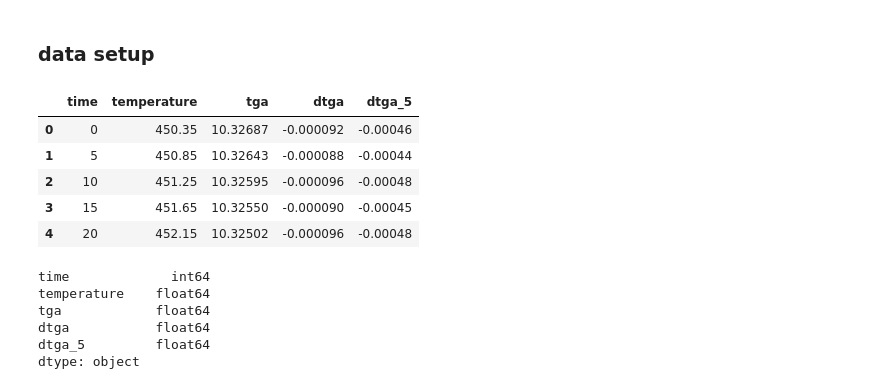
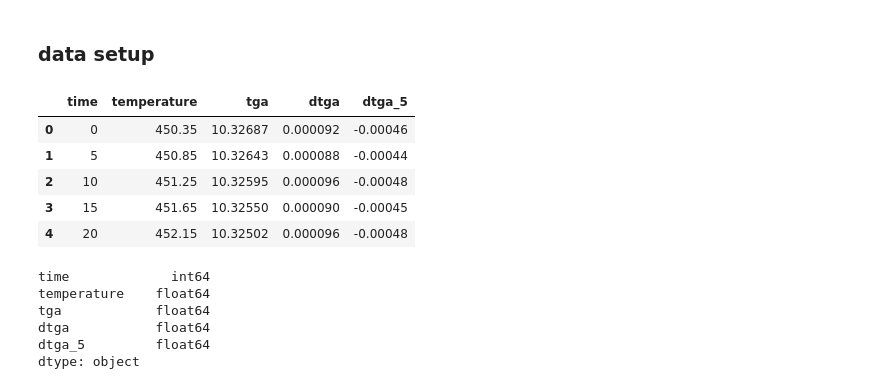
Before and after one commit to abasilio91/biomass-pyrolysis, a Jupyter notebook: main.ipynb, the cells around one changed output. Cells and saved outputs as stored; diff of their text form; code cells hidden in the pictures.

```diff
--- a/main.ipynb
+++ b/main.ipynb
@@ -8,14 +8,15 @@ import seaborn as sns
 from scipy.optimize import differential_evolution as de
 # %%
 raw_data = pd.read_csv('dados\MC carpel H 5-min.csv')
+raw_data.dtga = -1 * raw_data.dtga
 raw_data.head(5)
 # %% [output]
 |  | time | temperature | tga | dtga | dtga_5 |
-| 0 | 0 | 450.35 | 10.32687 | -0.000092 | -0.00046 |
-| 1 | 5 | 450.85 | 10.32643 | -0.000088 | -0.00044 |
-| 2 | 10 | 451.25 | 10.32595 | -0.000096 | -0.00048 |
-| 3 | 15 | 451.65 | 10.32550 | -0.000090 | -0.00045 |
-| 4 | 20 | 452.15 | 10.32502 | -0.000096 | -0.00048 |
+| 0 | 0 | 450.35 | 10.32687 | 0.000092 | -0.00046 |
+| 1 | 5 | 450.85 | 10.32643 | 0.000088 | -0.00044 |
+| 2 | 10 | 451.25 | 10.32595 | 0.000096 | -0.00048 |
+| 3 | 15 | 451.65 | 10.32550 | 0.000090 | -0.00045 |
+| 4 | 20 | 452.15 | 10.32502 | 0.000096 | -0.00048 |
 # %%
 raw_data.dtypes
 # %% [output]
```
Also changed, not shown: parts of 8 cells of this notebook.
